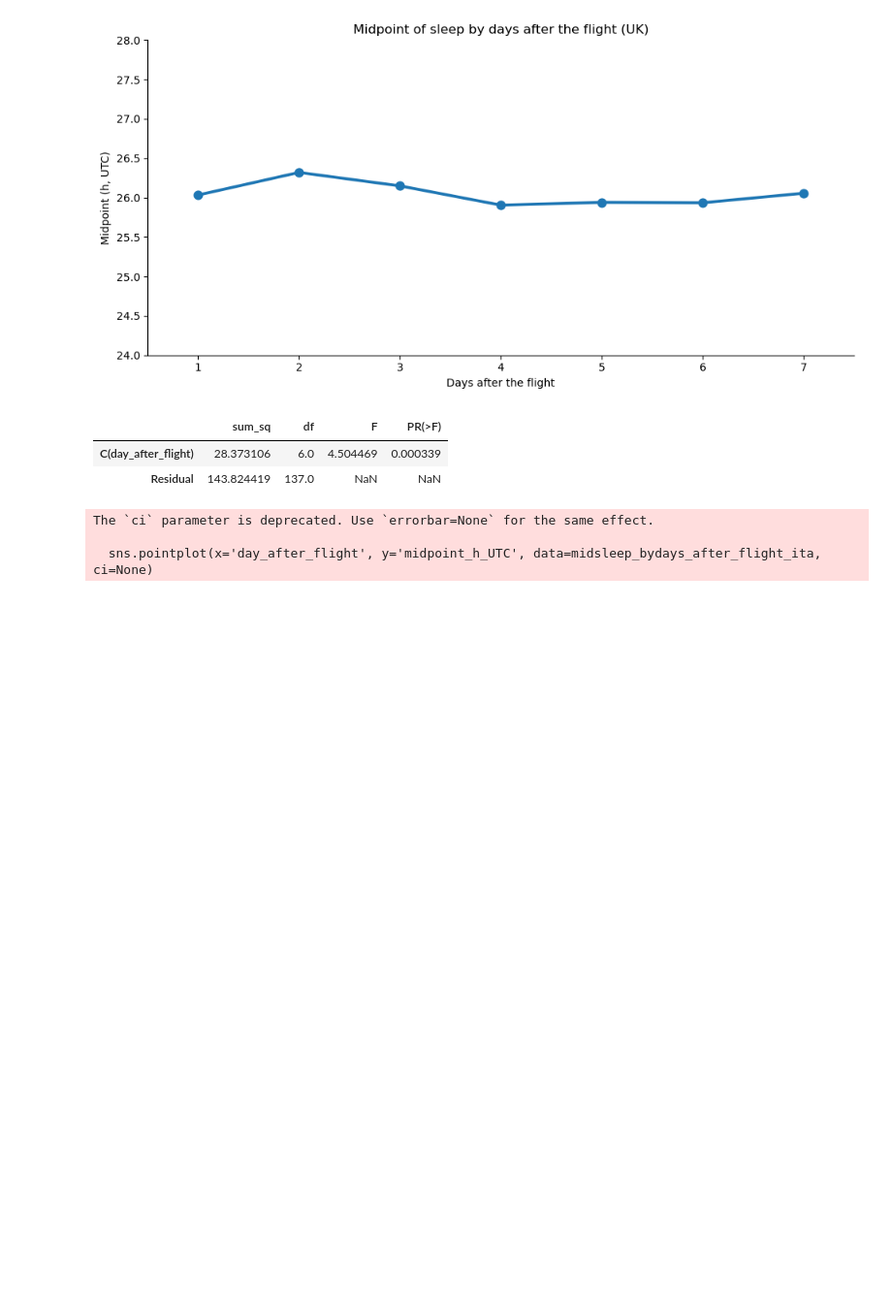
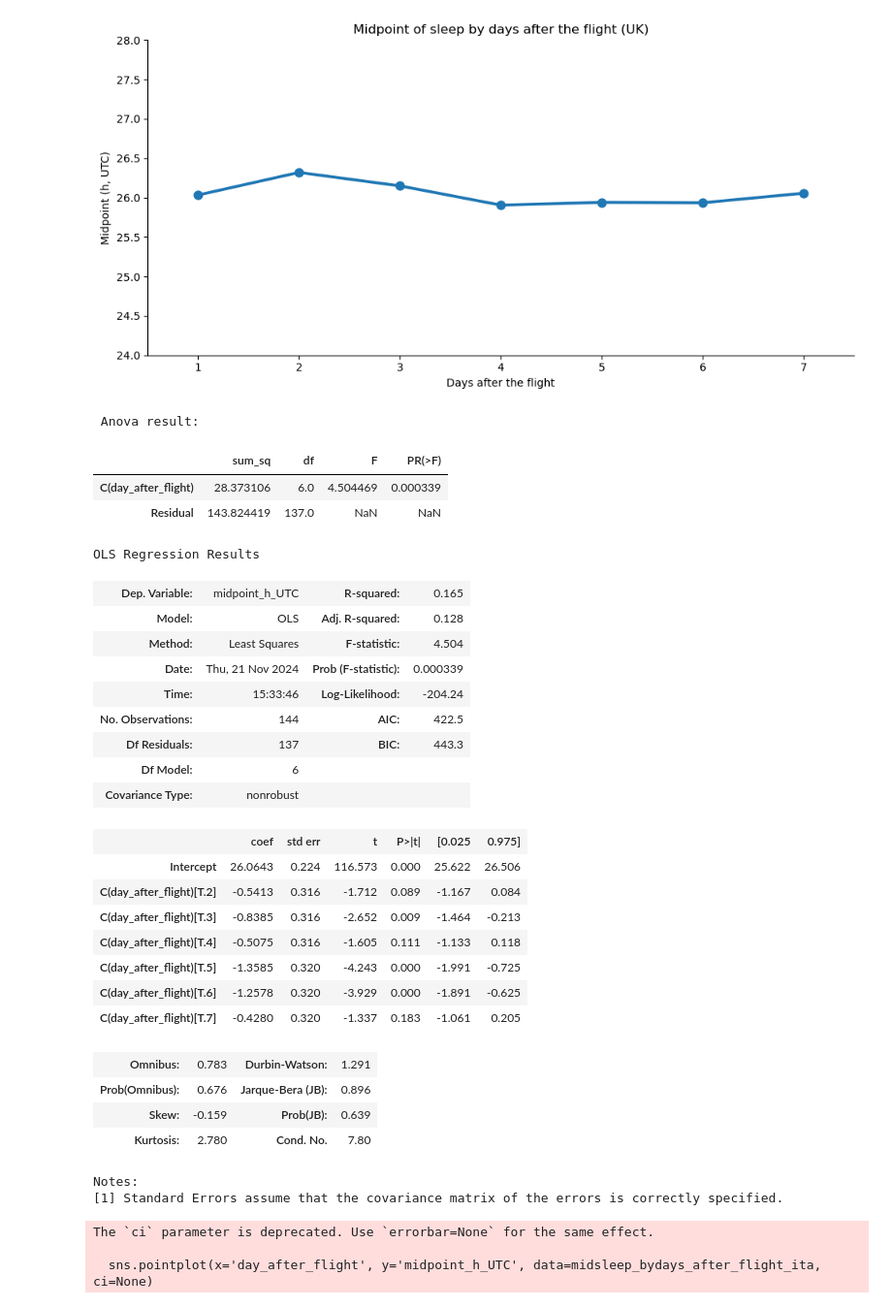
Before and after one commit to Gianluca-cnd/Case_report_uk_VS_ita, a Jupyter notebook: jetlag_UTC.ipynb, the cells around one changed output. Shown at 97% size. Drawn from its saved outputs; the diff is of its cells as text; code cells hidden in the pictures; blank space fills up the shorter version.

```diff
--- a/jetlag_UTC.ipynb
+++ b/jetlag_UTC.ipynb
@@ -827,11 +826,41 @@ model_2 = ols('midpoint_h_UTC ~ C(day_after_flight)', data=midsleep_bydays_after
 
 anova_statsmodels_2 = anova.anova_lm(model_2, typ=2)
 
+print('\n Anova result:')
 anova_statsmodels_2
 # %% [output]
+ Anova result:
 |  | sum_sq | df | F | PR(>F) |
 | C(day_after_flight) | 28.373106 | 6.0 | 4.504469 | 0.000339 |
 | Residual | 143.824419 | 137.0 | NaN | NaN |
+# %%
+# model_2 summary
+model_2.summary()
+# %% [output]
+OLS Regression Results
+| Dep. Variable: | midpoint_h_UTC | R-squared: | 0.165 |
+| Model: | OLS | Adj. R-squared: | 0.128 |
+| Method: | Least Squares | F-statistic: | 4.504 |
+| Date: | Thu, 21 Nov 2024 | Prob (F-statistic): | 0.000339 |
+| Time: | 15:33:46 | Log-Likelihood: | -204.24 |
+| No. Observations: | 144 | AIC: | 422.5 |
+| Df Residuals: | 137 | BIC: | 443.3 |
+| Df Model: | 6 |  |  |
+| Covariance Type: | nonrobust |  |  |
+|  | coef | std err | t | P>|t| | [0.025 | 0.975] |
+| Intercept | 26.0643 | 0.224 | 116.573 | 0.000 | 25.622 | 26.506 |
+| C(day_after_flight)[T.2] | -0.5413 | 0.316 | -1.712 | 0.089 | -1.167 | 0.084 |
+| C(day_after_flight)[T.3] | -0.8385 | 0.316 | -2.652 | 0.009 | -1.464 | -0.213 |
+| C(day_after_flight)[T.4] | -0.5075 | 0.316 | -1.605 | 0.111 | -1.133 | 0.118 |
+| C(day_after_flight)[T.5] | -1.3585 | 0.320 | -4.243 | 0.000 | -1.991 | -0.725 |
+| C(day_after_flight)[T.6] | -1.2578 | 0.320 | -3.929 | 0.000 | -1.891 | -0.625 |
+| C(day_after_flight)[T.7] | -0.4280 | 0.320 | -1.337 | 0.183 | -1.061 | 0.205 |
+| Omnibus: | 0.783 | Durbin-Watson: | 1.291 |
+| Prob(Omnibus): | 0.676 | Jarque-Bera (JB): | 0.896 |
+| Skew: | -0.159 | Prob(JB): | 0.639 |
+| Kurtosis: | 2.780 | Cond. No. | 7.80 |
+Notes:
+[1] Standard Errors assume that the covariance matrix of the errors is correctly specified.
 # %%
 # plot the RM Anova for the midpoint of sleep by days after the flight (ITA)
 plt.figure(figsize=(10, 5))
```
Also changed, not shown: parts of 7 cells of this notebook.
